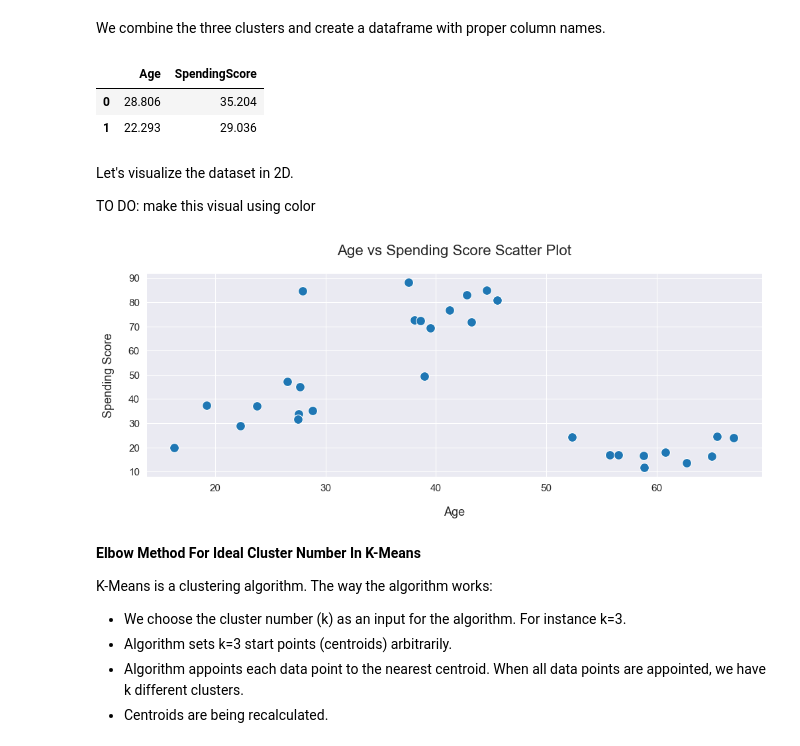
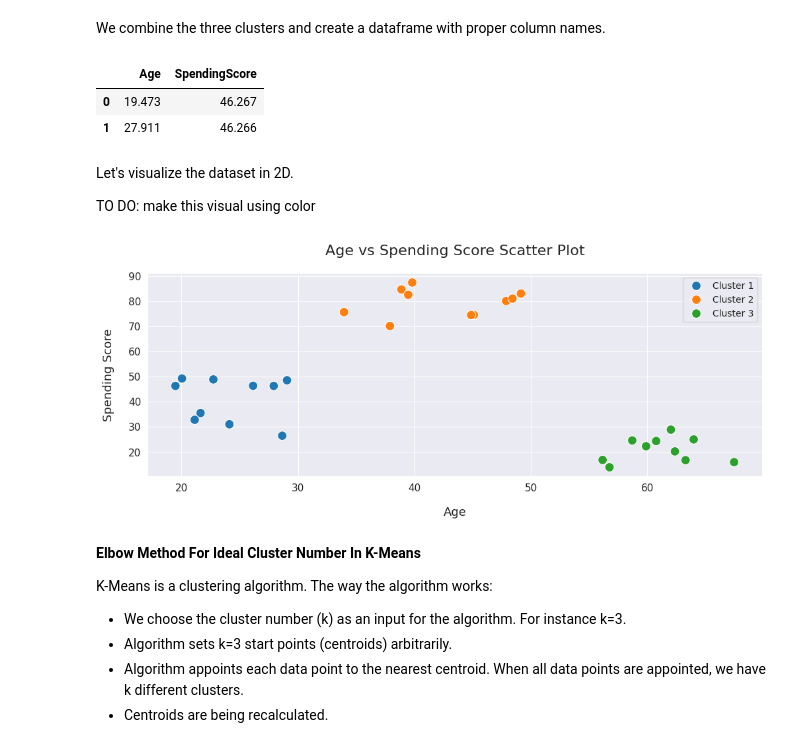
Before and after one commit to koprendo/Analytics-and-Machine-Learning, a Jupyter notebook: Unsupervised/K-Means/kmeans_in_2d.ipynb, the cells around one changed output. Saved outputs shown, nothing was run; the diff lists cells and outputs as text; code cells hidden in the pictures.

Commit message:
colorization of scatter plot
code blocks for first scatter plot and dataframe construction has been updated

```diff
--- a/Unsupervised/K-Means/kmeans_in_2d.ipynb
+++ b/Unsupervised/K-Means/kmeans_in_2d.ipynb
@@ -31,11 +31,14 @@ data = np.vstack([cluster1, cluster2, cluster3])
 # DataFrame
 df = pd.DataFrame(data, columns=["Age", "SpendingScore"])
 
+# create a list for cluster labels
+clusters = ['Cluster 1'] * 10 + ['Cluster 2'] * 10 + ['Cluster 3'] * 10
+
 df.head(2)
 # %% [output]
 |  | Age | SpendingScore |
-| 0 | 28.806 | 35.204 |
-| 1 | 22.293 | 29.036 |
+| 0 | 19.473 | 46.267 |
+| 1 | 27.911 | 46.266 |
 # %% [markdown]
 Let's visualize the dataset in 2D.
 
@@ -43,24 +46,27 @@ TO DO: make this visual using color
 # %%
 plt.figure(figsize=(12, 4))
 sns.set_style("darkgrid")
 
 sns.scatterplot(
     data=df,
     x="Age",
     y="SpendingScore",
-    s=100
+    hue=clusters,
+    palette="tab10",
+    s=100,
+
 )
 
 plt.title("Age vs Spending Score Scatter Plot", fontsize=16, pad=20)
 plt.xlabel("Age", fontsize=13, labelpad=15)
 plt.ylabel("Spending Score", fontsize=13, labelpad=15)
 
 plt.xticks(fontsize=11)
 plt.yticks(fontsize=11)
 
 plt.show()
 # %% [output]
-[figure, old version]
+[figure, new version]
 # %% [markdown]
 **Elbow Method For Ideal Cluster Number In K-Means**
 
```
Also changed, not shown: parts of 6 cells of this notebook.
